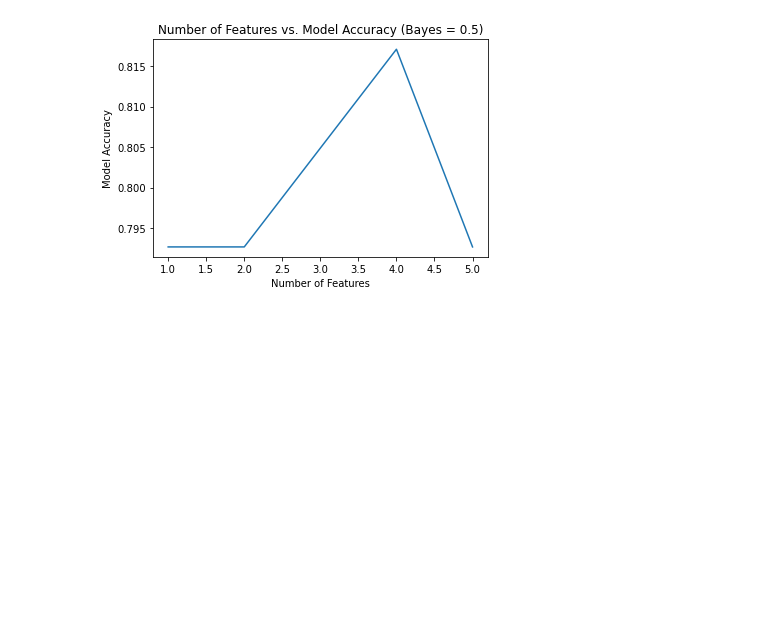
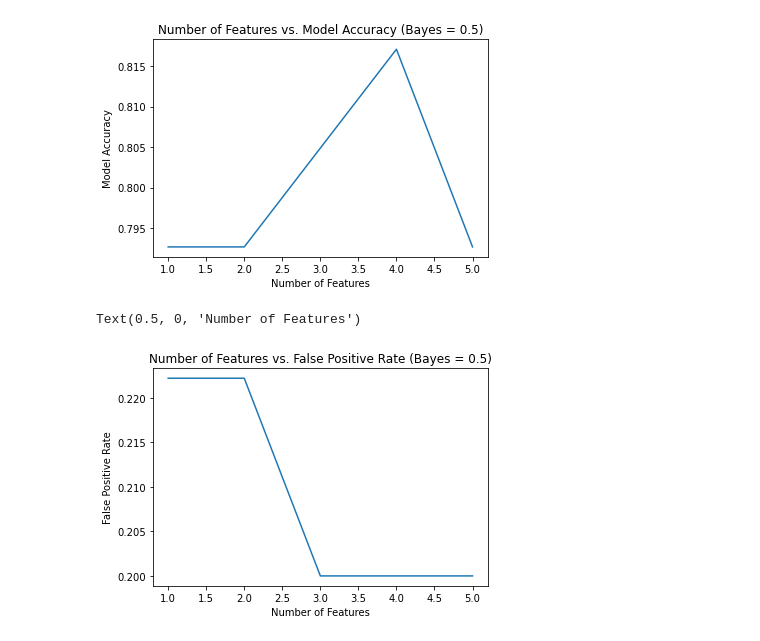
Before and after one commit to ljtaylor-99/COGS-109-Final-Project, a Jupyter notebook: COGS 109 Final Project Result.ipynb, the cells around one changed output. Saved outputs shown, nothing was run; the diff lists cells and outputs as text; code cells hidden in the pictures; blank space fills up the shorter version.

```diff
--- a/COGS 109 Final Project Result.ipynb
+++ b/COGS 109 Final Project Result.ipynb
@@ -83,8 +93,11 @@ test = data[336:]
 # %%
 features = []
 model_acc1 = {}
-p_lst = []
+false_pos1 = {}
+false_neg1 = {}
 acc1 = []
+all_fp = []
+all_fn = []
 # %%
 from sklearn.metrics import confusion_matrix
 # %%
@@ -109,7 +122,8 @@ for p in data.columns:
 
         tn1,fp1,fn1,tp1 = confusion_matrix(test['stroke'],b_result).ravel()
         accuracy1 = (tp1 + tn1)/( tn1 + fp1 + fn1 + tp1)
-
+        false_pos1.update({p:fp1/test['stroke'].value_counts()[1]})
+        false_neg1.update({p:fn1/test['stroke'].value_counts()[0]})
         model_acc1.update({p:accuracy1})
 
 
@@ -119,6 +133,8 @@ feature1 = max(model_acc1,key = model_acc1.get)
 features.append(feature1)
 print(feature1)
 acc1.append(model_acc1[feature1])
+all_fp.append(false_pos1[feature1])
+all_fn.append(false_neg1[feature1])
 # %% [output]
 Optimization terminated successfully.
          Current function value: 0.480234
@@ -144,13 +164,14 @@ print(features)
 # %%
 
 # Stepwise selection using logistic regression
-
 
 # Find feature 1
 formula2 = 'stroke~age'
 for i in range(4):
 
     model_acc = {}
+    false_pos = {}
+    false_neg = {}
     for p in data.columns:
         if p == 'stroke':
             continue
@@ -163,6 +184,8 @@ for i in range(4):
         tn,fp,fn,tp = confusion_matrix(test['stroke'],b_result2).ravel()
         accuracy = (tp + tn)/( tn + fp + fn + tp)
         model_acc.update({p:accuracy})
+        false_pos.update({p:fp/test['stroke'].value_counts()[1]})
+        false_neg.update({p:fn/test['stroke'].value_counts()[0]})
 
     #Find model with highest accuracy
 
@@ -171,6 +194,12 @@ for i in range(4):
     formula2 += '+'
     formula2 += feature2
     acc1.append(model_acc[feature2])
+    # False positive
+    #false_pos.update({p:fp/test['stroke'].value_counts()[1]})
+    #false_neg.update({p:fn/test['stroke'].value_counts()[0]})
+    model_acc1.update({p:accuracy1})
+    all_fp.append(false_pos[feature2])
+    all_fn.append(false_neg[feature2])
 # %% [output]
 Optimization terminated successfully.
          Current function value: 0.480234
@@ -207,3 +235,11 @@ plt.xlabel('Number of Features')
 # %% [output]
 Text(0.5, 0, 'Number of Features')
 [figure]
+# %%
+plt.plot(range(1,6),all_fp)
+plt.title('Number of Features vs. False Positive Rate (Bayes = 0.5)')
+plt.ylabel('False Positive Rate')
+plt.xlabel('Number of Features')
+# %% [output]
+Text(0.5, 0, 'Number of Features')
+[figure, added]
```
Also changed, not shown: parts of 10 cells of this notebook.
